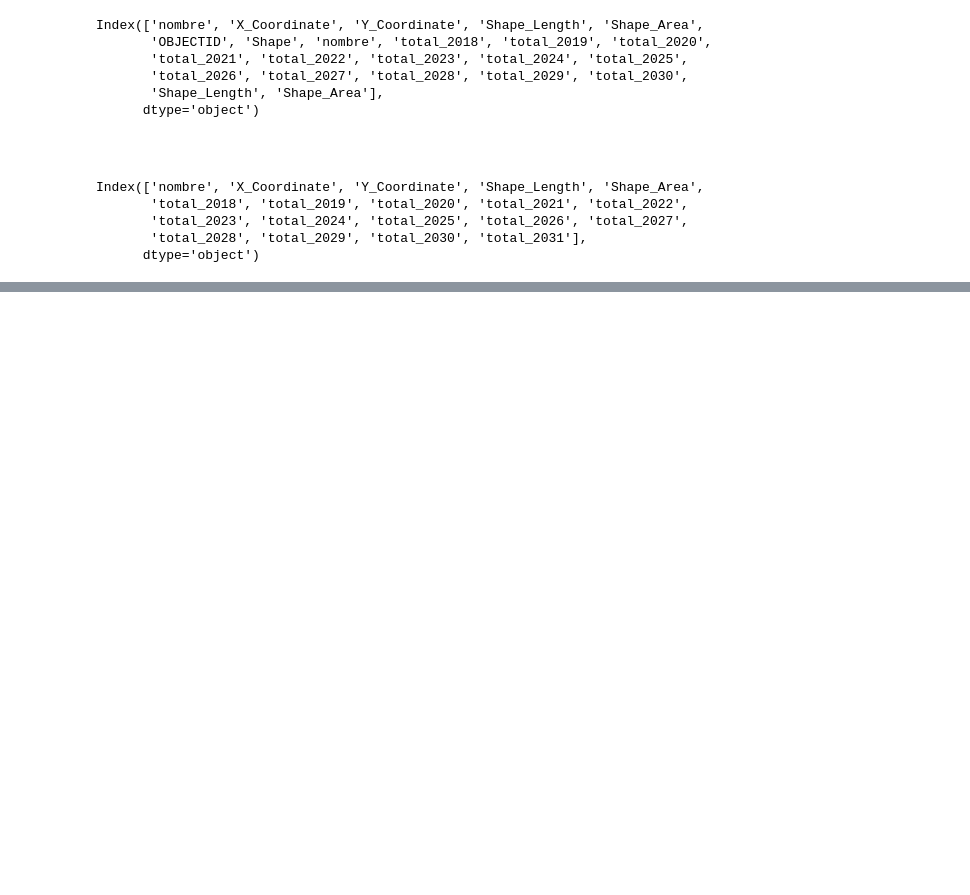
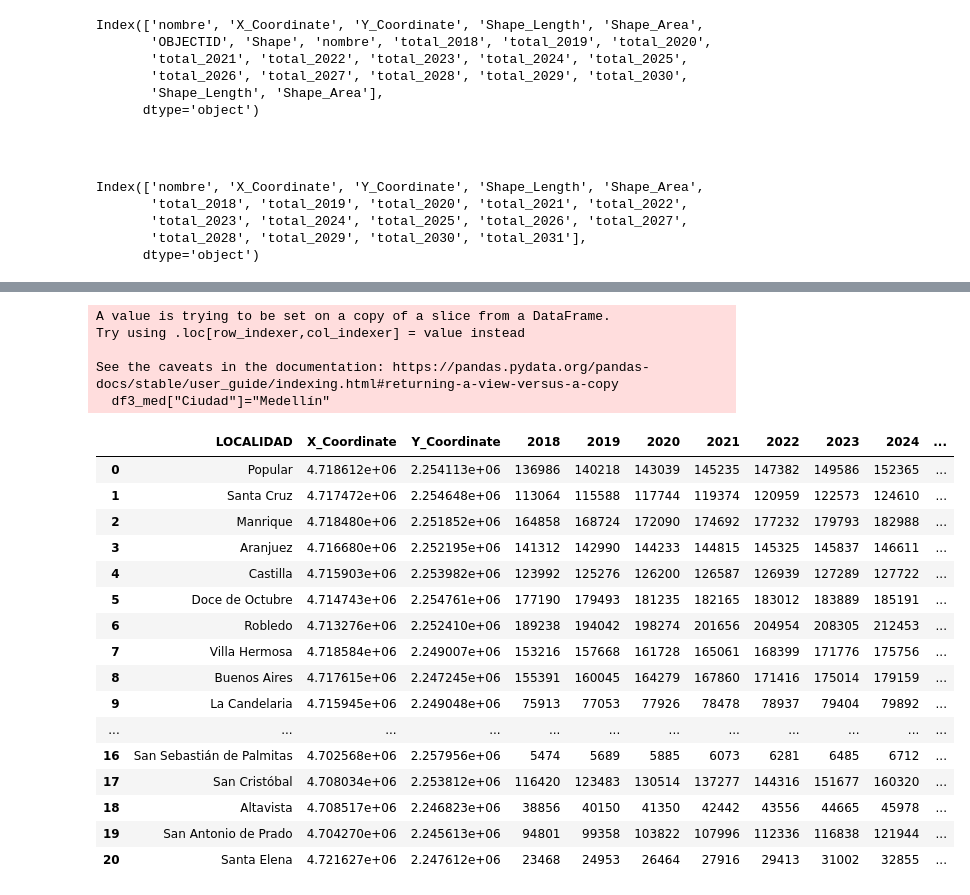
Before and after one commit to fundatosudea/material_20242, a Jupyter notebook: exploraciondatos/Lab02_exploracion.ipynb, the cells around one changed output, grey strips where cells are left out. Saved outputs shown, nothing was run; the diff lists cells and outputs as text; code cells hidden in the pictures; blank space fills up the shorter version.

```diff
--- a/exploraciondatos/Lab02_exploracion.ipynb
+++ b/exploraciondatos/Lab02_exploracion.ipynb
@@ -68,0 +69,39 @@ df3_.to_csv("DatasetRaw/Lab02_poblacion_proyeccion_201.csv")
+# %%
+df3_med=df3_[["nombre", "X_Coordinate", "Y_Coordinate", 'total_2018', 'total_2019', 'total_2020', 'total_2021'\
+      , 'total_2022', 'total_2023', 'total_2024', 'total_2025', 'total_2026', 'total_2027', 'total_2028',\
+      'total_2029', 'total_2030', "total_2031"]]
+
+cols_med_viejo=["nombre", "X_Coordinate", "Y_Coordinate", 'total_2018', 'total_2019', 'total_2020', 'total_2021'\
+      , 'total_2022', 'total_2023', 'total_2024', 'total_2025', 'total_2026', 'total_2027', 'total_2028',\
+      'total_2029', 'total_2030', "total_2031"]
+cols_med_nuevo=['LOCALIDAD', 'X_Coordinate', 'Y_Coordinate', '2018', '2019', '2020', '2021', '2022', '2023', '2024', '2025', '2026', '2027', '2028', '2029', '2030', '2031']
+
+df3_med.columns=cols_med_nuevo
+
+df3_med["Ciudad"]="Medellín"
+# %% [output]
+A value is trying to be set on a copy of a slice from a DataFrame.
+Try using .loc[row_indexer,col_indexer] = value instead
+
+See the caveats in the documentation: https://pandas.pydata.org/pandas-docs/stable/user_guide/indexing.html#returning-a-view-versus-a-copy
+  df3_med["Ciudad"]="Medellín"
+# %%
+df3_med
+# %% [output]
+|  | LOCALIDAD | X_Coordinate | Y_Coordinate | 2018 | 2019 | 2020 | 2021 | 2022 | 2023 | 2024 | ... |
+| 0 | Popular | 4.718612e+06 | 2.254113e+06 | 136986 | 140218 | 143039 | 145235 | 147382 | 149586 | 152365 | ... |
+| 1 | Santa Cruz | 4.717472e+06 | 2.254648e+06 | 113064 | 115588 | 117744 | 119374 | 120959 | 122573 | 124610 | ... |
+| 2 | Manrique | 4.718480e+06 | 2.251852e+06 | 164858 | 168724 | 172090 | 174692 | 177232 | 179793 | 182988 | ... |
+| 3 | Aranjuez | 4.716680e+06 | 2.252195e+06 | 141312 | 142990 | 144233 | 144815 | 145325 | 145837 | 146611 | ... |
+| 4 | Castilla | 4.715903e+06 | 2.253982e+06 | 123992 | 125276 | 126200 | 126587 | 126939 | 127289 | 127722 | ... |
+| 5 | Doce de Octubre | 4.714743e+06 | 2.254761e+06 | 177190 | 179493 | 181235 | 182165 | 183012 | 183889 | 185191 | ... |
+| 6 | Robledo | 4.713276e+06 | 2.252410e+06 | 189238 | 194042 | 198274 | 201656 | 204954 | 208305 | 212453 | ... |
+| 7 | Villa Hermosa | 4.718584e+06 | 2.249007e+06 | 153216 | 157668 | 161728 | 165061 | 168399 | 171776 | 175756 | ... |
+| 8 | Buenos Aires | 4.717615e+06 | 2.247245e+06 | 155391 | 160045 | 164279 | 167860 | 171416 | 175014 | 179159 | ... |
+| 9 | La Candelaria | 4.715945e+06 | 2.249048e+06 | 75913 | 77053 | 77926 | 78478 | 78937 | 79404 | 79892 | ... |
+| ... | ... | ... | ... | ... | ... | ... | ... | ... | ... | ... | ... |
+| 16 | San Sebastián de Palmitas | 4.702568e+06 | 2.257956e+06 | 5474 | 5689 | 5885 | 6073 | 6281 | 6485 | 6712 | ... |
+| 17 | San Cristóbal | 4.708034e+06 | 2.253812e+06 | 116420 | 123483 | 130514 | 137277 | 144316 | 151677 | 160320 | ... |
+| 18 | Altavista | 4.708517e+06 | 2.246823e+06 | 38856 | 40150 | 41350 | 42442 | 43556 | 44665 | 45978 | ... |
+| 19 | San Antonio de Prado | 4.704270e+06 | 2.245613e+06 | 94801 | 99358 | 103822 | 107996 | 112336 | 116838 | 121944 | ... |
+| 20 | Santa Elena | 4.721627e+06 | 2.247612e+06 | 23468 | 24953 | 26464 | 27916 | 29413 | 31002 | 32855 | ... |
```
Also changed, not shown: parts of 25 cells of this notebook, 12 other files.
